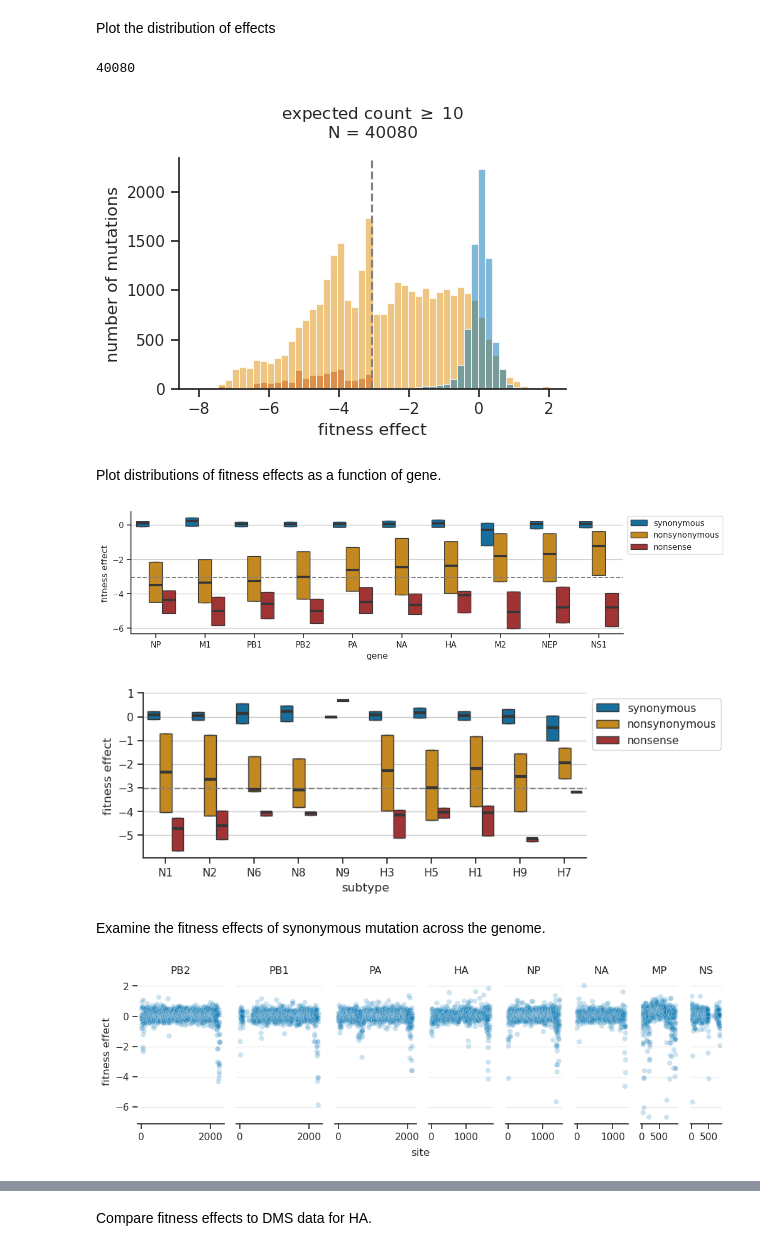
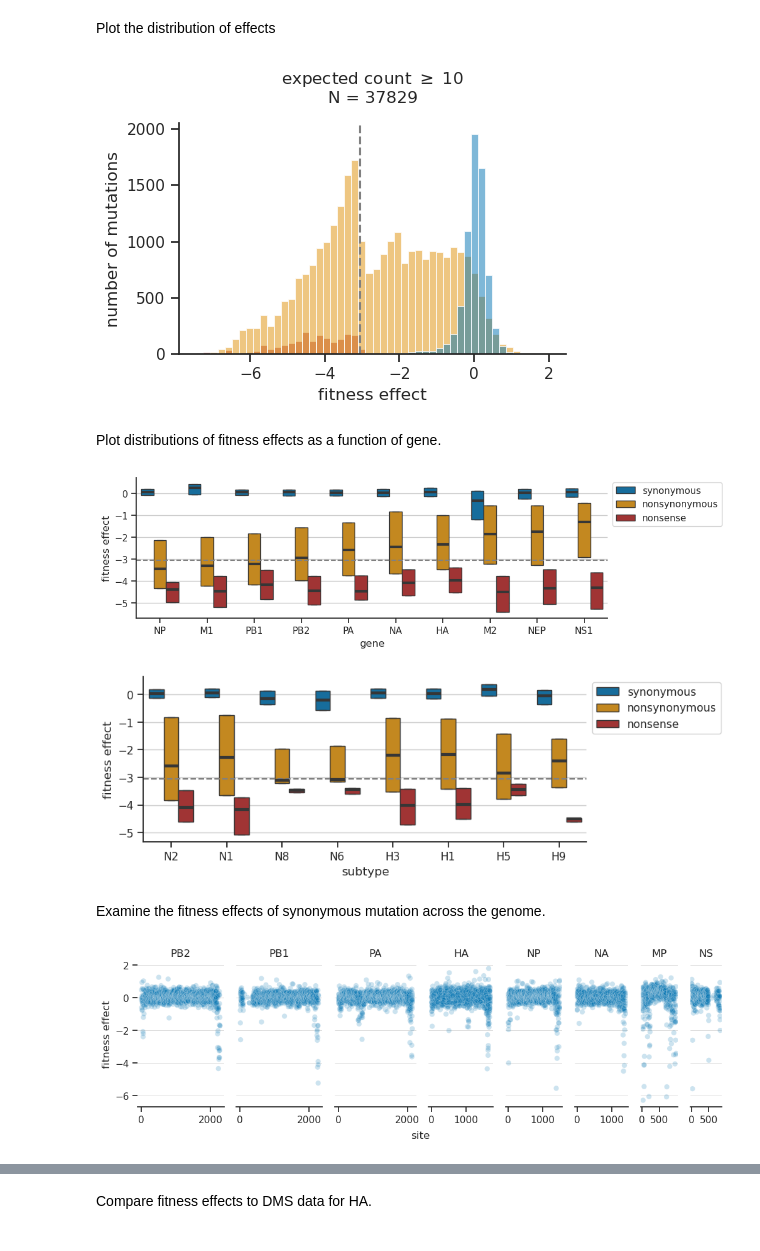
Before and after one commit to matsengrp/flu-mut-rates, a Jupyter notebook: notebooks/analyze_fitness_effects.ipynb, the cells around one changed output, grey strips where cells are left out. Cells and saved outputs as stored; diff of their text form; code cells hidden in the pictures.

Commit message:
Add updated process_dms_data and analyze_fitness_effects notebooks
Co-Authored-By: Claude Sonnet 4.6 <noreply@anthropic.com>

```diff
--- a/notebooks/analyze_fitness_effects.ipynb
+++ b/notebooks/analyze_fitness_effects.ipynb
@@ -22,6 +22,8 @@ Read in data
 # %%
 # Read in fitness effects of amino-acid mutations
 fitness_df = pd.read_csv('../results/aa_fitness_effects.csv', keep_default_na=False)
+fitness_df = fitness_df[fitness_df['host'] == 'all']
 
 # Read in data on fitness effects of synonymous mutations at a given site
 site_syn_fitness_df = pd.read_csv('../results/sitewise_synonymous_fitness_effects.csv', keep_default_na=False)
+site_syn_fitness_df = site_syn_fitness_df[site_syn_fitness_df['host'] == 'all']
@@ -44,12 +37,7 @@ mut_class_colors = {
 }
 
 count_threshold = 10
-data = fitness_df[
-    # (fitness_df['gene'] == 'HA') &
-    # (fitness_df['subtype'] == 'H3') &
-    (fitness_df['expected_count'] >= count_threshold)
-].copy()
-print(len(data))
+data = fitness_df[fitness_df['expected_count'] >= count_threshold].copy()
 fitness_lod = np.log(0.5/(count_threshold+0.5))
 data['delta_fitness'] = data['delta_fitness'].clip(upper=2.0)
 plt.figure(figsize=(5,3))
@@ -65,8 +53,7 @@ plt.title(f'expected count $\geq$ {count_threshold}\nN = {len(data)}', y=1.05)
 sns.despine()
 plt.show()
 # %% [output]
-40080
-[figure, old version]
+[figure, new version]
 # %% [markdown]
 Plot distributions of fitness effects as a function of gene.
 # %%
@@ -85,52 +72,58 @@ data['codon_site'] = data['codon_site'].str.split(';')
 data = data.explode(['gene', 'codon_site'])
 
 # Sort dataframe by median delta_fitness of nonsynonymous mutations
 nonsynonymous_medians = (
     data[data['mut_class'] == 'nonsynonymous']
     .groupby('gene', as_index=False)['delta_fitness']
     .median()
     .sort_values('delta_fitness')
     .rename(columns={'delta_fitness':'median_nonsyn_fitness'})
 )
 data = (
     data
     .merge(nonsynonymous_medians)
     .sort_values('median_nonsyn_fitness', ascending=True)
 )
 
 # Plot data
-plt.figure(figsize=[12,3])
+plt.figure(figsize=[10,3])
 sns.boxplot(
     x='gene', y='delta_fitness', data=data,
     hue='mut_class', hue_order=['synonymous', 'nonsynonymous', 'nonsense'],
     palette=mut_class_colors,
     medianprops={"linewidth": 3}, showfliers=False, whis=(50,50)
 )
 plt.axhline(fitness_lod, color='gray', linestyle='--')
 plt.grid(axis='y')
 plt.legend(bbox_to_anchor=(1,1))
 plt.ylabel('fitness effect')
 sns.despine()
 plt.show()
-
-# Plot distributions for different HA and NA subtypes
-ha_na_data = data[data['gene'].isin(['HA', 'NA'])].copy()
-plt.figure(figsize=[8,3])
-sns.boxplot(
-    x='subtype', y='delta_fitness', data=ha_na_data,
-    hue='mut_class', hue_order=['synonymous', 'nonsynonymous', 'nonsense'],
-    palette=mut_class_colors,
-    medianprops={"linewidth": 3}, showfliers=False, whis=(50,50)
-)
-plt.axhline(fitness_lod, color='gray', linestyle='--')
-plt.grid(axis='y')
-plt.legend(bbox_to_anchor=(1,1))
-plt.ylabel('fitness effect')
-sns.despine()
-plt.show()
 # %% [output]
-[figure, old version]
+[figure, new version]
-[figure, removed]
+# %%
+# Get data for HA/NA subtypes with at least 100 mutations with estimated fitness effects
+ha_na_data = data[data['gene'].isin(['HA', 'NA'])].copy()
+subtype_counts = ha_na_data['subtype'].value_counts()
+subtypes_to_include = subtype_counts[subtype_counts >= 100].index
+ha_na_data = ha_na_data[ha_na_data['subtype'].isin(subtypes_to_include)]
+
+# Plot distributions for different HA and NA subtypes
+plt.figure(figsize=[8,3])
+sns.boxplot(
+    x='subtype', y='delta_fitness', data=ha_na_data,
+    hue='mut_class', hue_order=['synonymous', 'nonsynonymous', 'nonsense'],
+    palette=mut_class_colors,
+    medianprops={"linewidth": 3}, showfliers=False, whis=(50,50)
+)
+plt.axhline(fitness_lod, color='gray', linestyle='--')
+plt.grid(axis='y')
+plt.legend(bbox_to_anchor=(1,1))
+plt.ylabel('fitness effect')
+sns.despine()
+plt.show()
+# %% [output]
+[figure, added]
 # %% [markdown]
 Examine the fitness effects of synonymous mutation across the genome.
 # %%
@@ -138,7 +131,7 @@ Examine the fitness effects of synonymous mutation across the genome.
 count_threshold = 25
 mut_classes_to_plot = ['synonymous']
 syn_data = site_syn_fitness_df[
-    (site_syn_fitness_df['subtype'].isin(['all', 'H1', 'N1'])) &
+    # (site_syn_fitness_df['subtype'].isin(['all', 'H3', 'N2'])) &
     (site_syn_fitness_df['mut_class'].isin(mut_classes_to_plot)) &
     (site_syn_fitness_df['expected_count'] >= count_threshold)
 ].copy()
@@ -175,7 +168,7 @@ axs[0].set(ylabel='fitness effect')
 fig.text(0.5, -0.06, 'site', ha='center')
 plt.show()
 # %% [output]
-[figure, old version]
+[figure, new version]
 # %%
 segment = 'MP'
 data = syn_data[(syn_data['segment'] == segment)]
```
Also changed, not shown: parts of 15 cells of this notebook, 1 other file.
